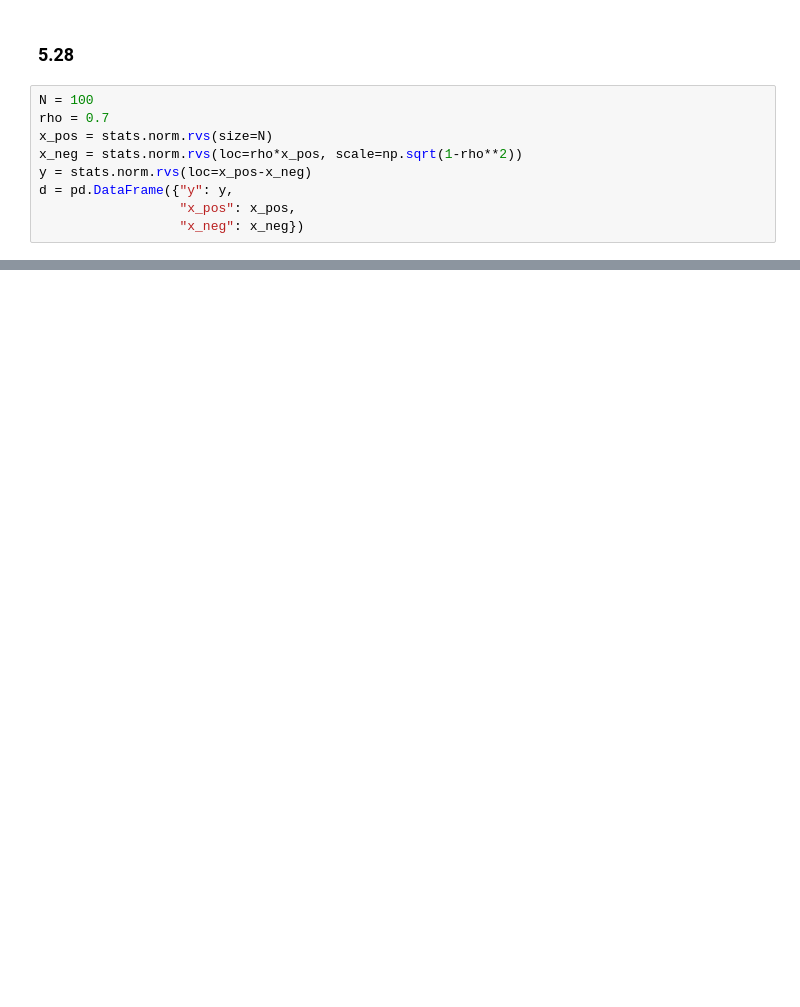
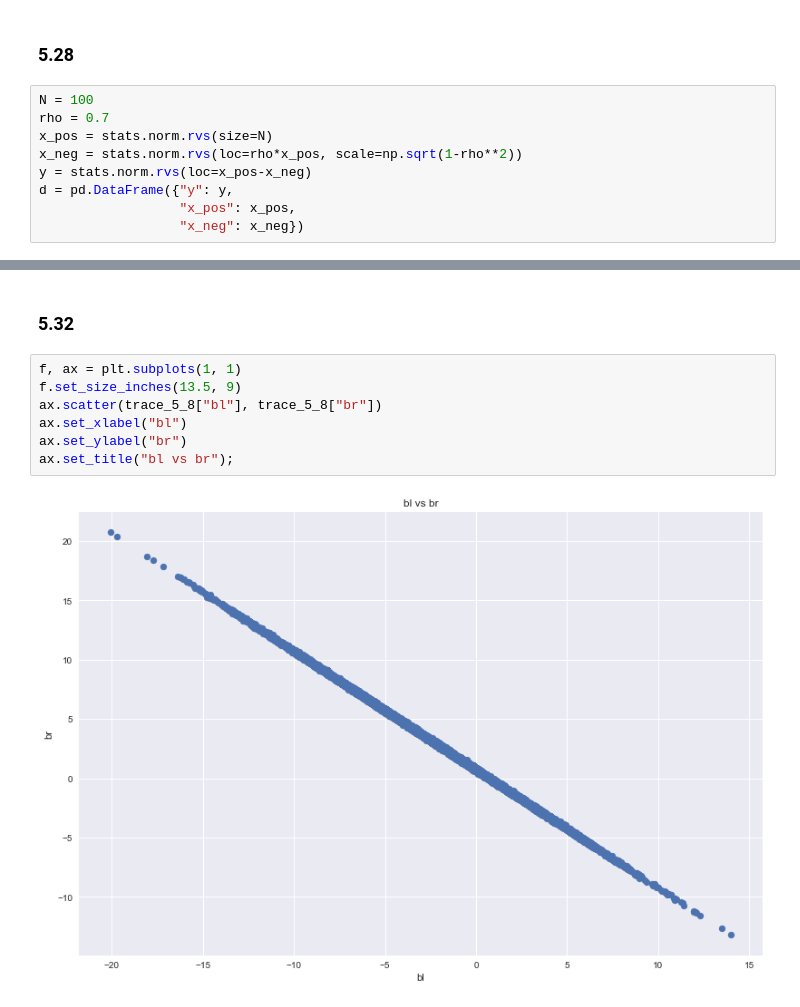
Before and after one commit to grinnbearit/statistical_rethinking, a Jupyter notebook: chapter_5.ipynb, the cells around one changed output, grey strips where cells are left out. Drawn from its saved outputs; the diff is of its cells as text; blank space fills up the shorter version.

```diff
--- a/chapter_5.ipynb
+++ b/chapter_5.ipynb
@@ -482,0 +535,11 @@ d = pd.DataFrame({"y": y,
+# %% [markdown]
+### 5.32
+# %%
+f, ax = plt.subplots(1, 1)
+f.set_size_inches(13.5, 9)
+ax.scatter(trace_5_8["bl"], trace_5_8["br"])
+ax.set_xlabel("bl")
+ax.set_ylabel("br")
+ax.set_title("bl vs br");
+# %% [output]
+[figure, added]
```
Also changed, not shown: parts of 40 cells of this notebook.
